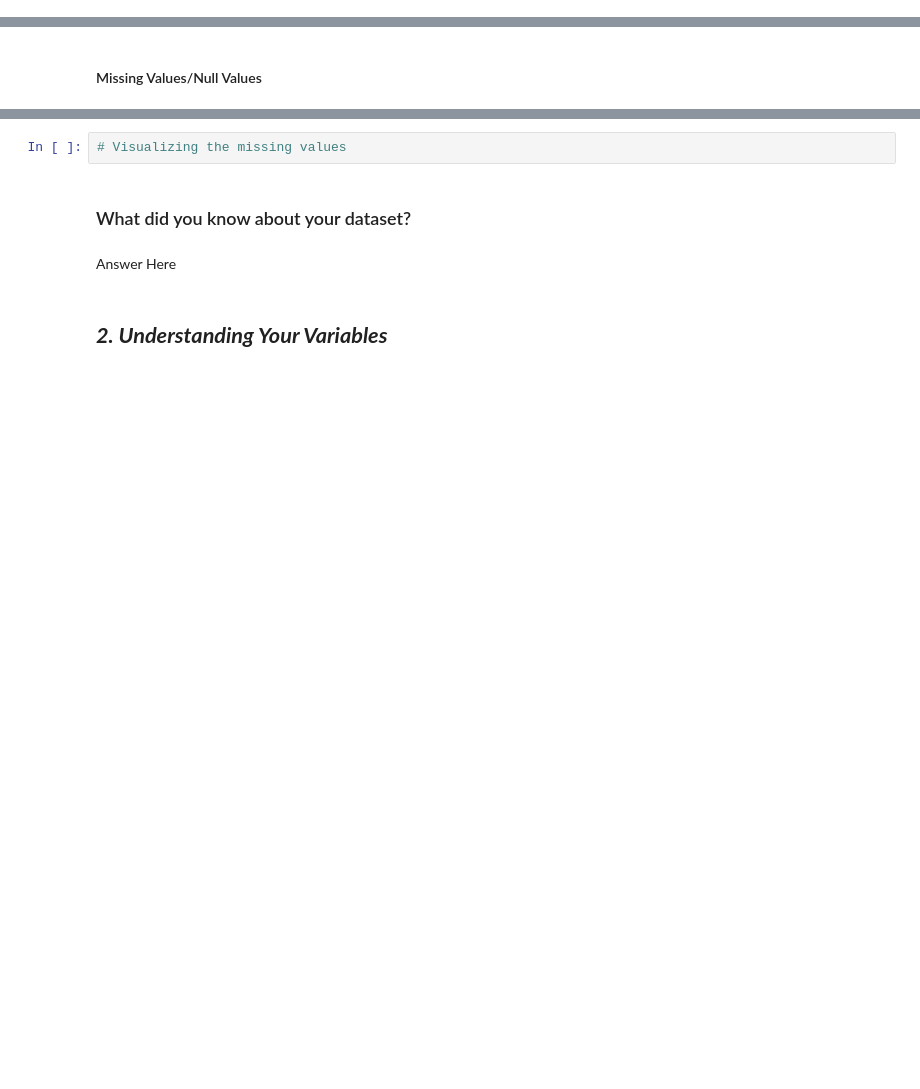
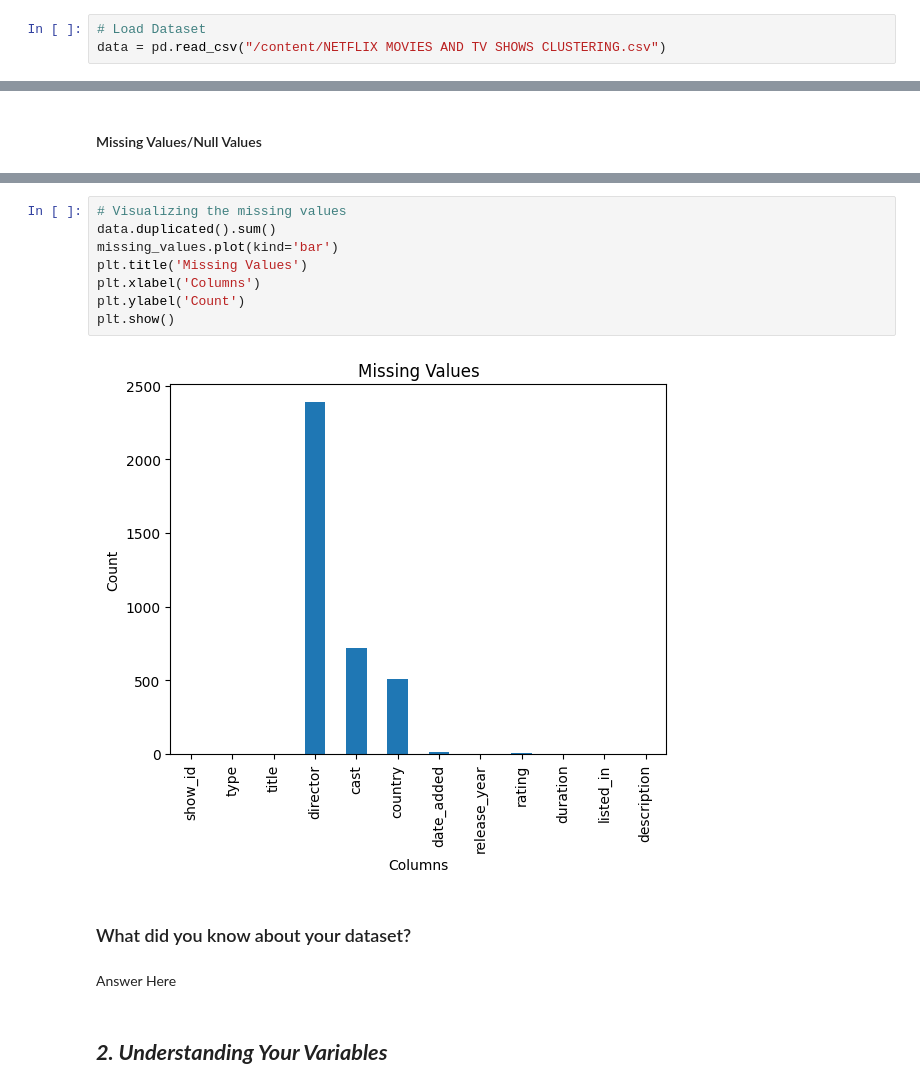
Before and after one commit to ajayd9558/Unsupervised_machine_Larning_project, a Jupyter notebook: Ajay_Netflix_Show_and_Movies_Clustering.ipynb, the cells around one changed output, grey strips where cells are left out. Saved outputs shown, nothing was run; the diff lists cells and outputs as text; blank space fills up the shorter version.

```diff
--- a/Ajay_Netflix_Show_and_Movies_Clustering.ipynb
+++ b/Ajay_Netflix_Show_and_Movies_Clustering.ipynb
@@ -73,3 +79,6 @@ M - Multivariate Analysis
+# %%
+# Load Dataset
+data = pd.read_csv("/content/NETFLIX MOVIES AND TV SHOWS CLUSTERING.csv")
 # %% [markdown]
 ### Dataset First View
 # %%
@@ -93,5 +161,13 @@ M - Multivariate Analysis
-# %%
-# Visualizing the missing values
+# %%
+# Visualizing the missing values
+data.duplicated().sum()
+missing_values.plot(kind='bar')
+plt.title('Missing Values')
+plt.xlabel('Columns')
+plt.ylabel('Count')
+plt.show()
+# %% [output]
+[figure, added]
 # %% [markdown]
 ### What did you know about your dataset?
 # %% [markdown]
```
Also changed, not shown: parts of 13 cells of this notebook.
